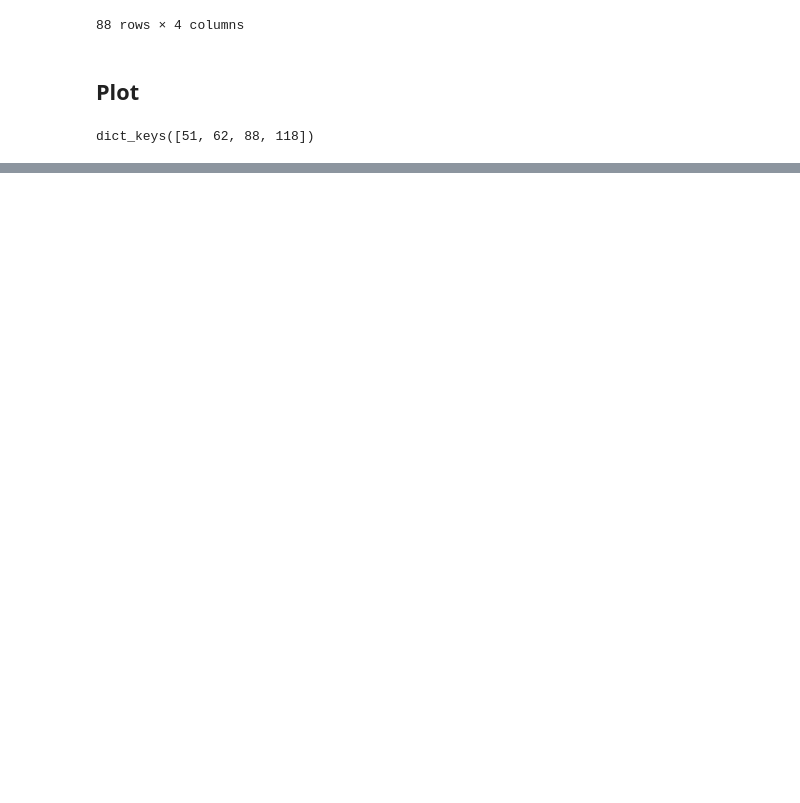
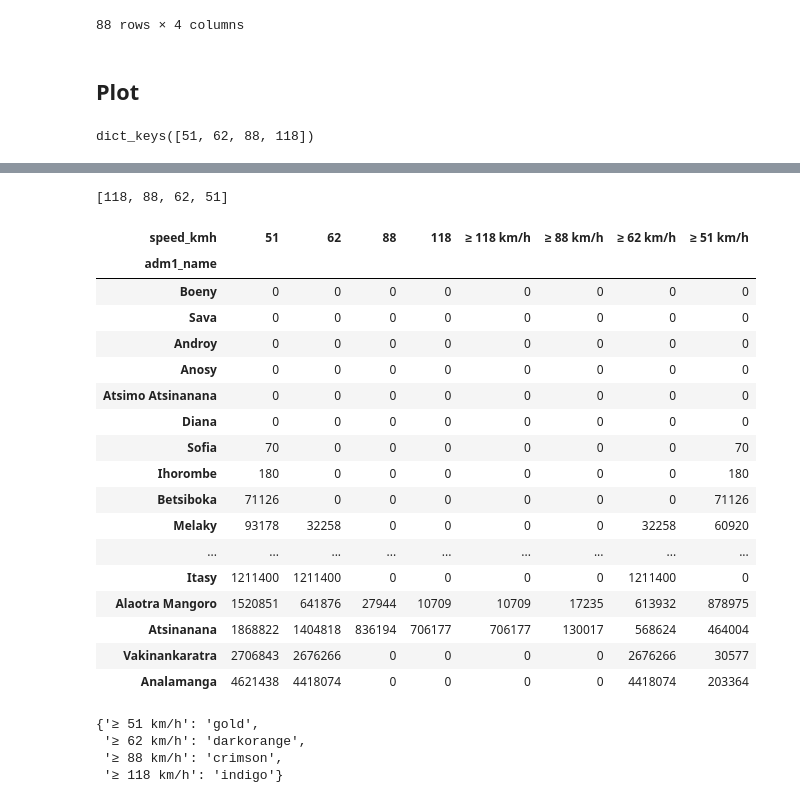
Before and after one commit to OCHA-DAP/ds-aa-mdg-monitoring, a Jupyter notebook: notebooks/wind_exposure.ipynb, the cells around one changed output, grey strips where cells are left out. Cells and saved outputs as stored; diff of their text form; code cells hidden in the pictures; blank space fills up the shorter version.

```diff
--- a/notebooks/wind_exposure.ipynb
+++ b/notebooks/wind_exposure.ipynb
@@ -326,0 +345,4 @@ fig.subplots_adjust(wspace=-0.2)
+# %%
+sorted(speeds_kmh, reverse=True)
+# %% [output]
+[118, 88, 62, 51]
@@ -326,0 +360,21 @@ fig.subplots_adjust(wspace=-0.2)
+# %%
+df_exp_pivot
+# %% [output]
+| speed_kmh | 51 | 62 | 88 | 118 | ≥ 118 km/h | ≥ 88 km/h | ≥ 62 km/h | ≥ 51 km/h |
+| adm1_name |  |  |  |  |  |  |  |  |
+| Boeny | 0 | 0 | 0 | 0 | 0 | 0 | 0 | 0 |
+| Sava | 0 | 0 | 0 | 0 | 0 | 0 | 0 | 0 |
+| Androy | 0 | 0 | 0 | 0 | 0 | 0 | 0 | 0 |
+| Anosy | 0 | 0 | 0 | 0 | 0 | 0 | 0 | 0 |
+| Atsimo Atsinanana | 0 | 0 | 0 | 0 | 0 | 0 | 0 | 0 |
+| Diana | 0 | 0 | 0 | 0 | 0 | 0 | 0 | 0 |
+| Sofia | 70 | 0 | 0 | 0 | 0 | 0 | 0 | 70 |
+| Ihorombe | 180 | 0 | 0 | 0 | 0 | 0 | 0 | 180 |
+| Betsiboka | 71126 | 0 | 0 | 0 | 0 | 0 | 0 | 71126 |
+| Melaky | 93178 | 32258 | 0 | 0 | 0 | 0 | 32258 | 60920 |
+| ... | ... | ... | ... | ... | ... | ... | ... | ... |
+| Itasy | 1211400 | 1211400 | 0 | 0 | 0 | 0 | 1211400 | 0 |
+| Alaotra Mangoro | 1520851 | 641876 | 27944 | 10709 | 10709 | 17235 | 613932 | 878975 |
+| Atsinanana | 1868822 | 1404818 | 836194 | 706177 | 706177 | 130017 | 568624 | 464004 |
+| Vakinankaratra | 2706843 | 2676266 | 0 | 0 | 0 | 0 | 2676266 | 30577 |
+| Analamanga | 4621438 | 4418074 | 0 | 0 | 0 | 0 | 4418074 | 203364 |
@@ -326,0 +383,7 @@ fig.subplots_adjust(wspace=-0.2)
+# %%
+colors_bar
+# %% [output]
+{'≥ 51 km/h': 'gold',
+ '≥ 62 km/h': 'darkorange',
+ '≥ 88 km/h': 'crimson',
+ '≥ 118 km/h': 'indigo'}
```
Also changed, not shown: parts of 24 cells of this notebook, 2 other files.
